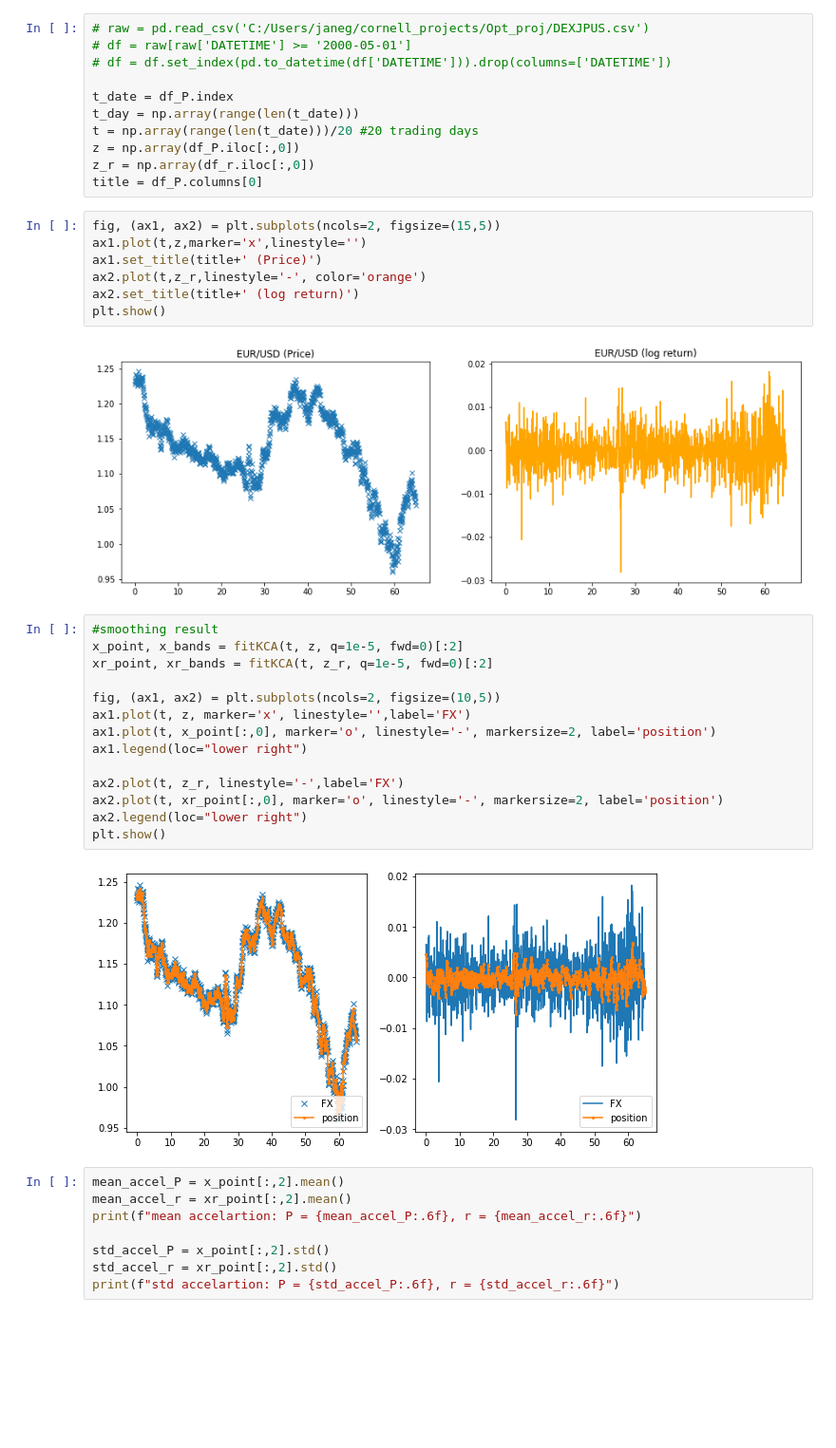
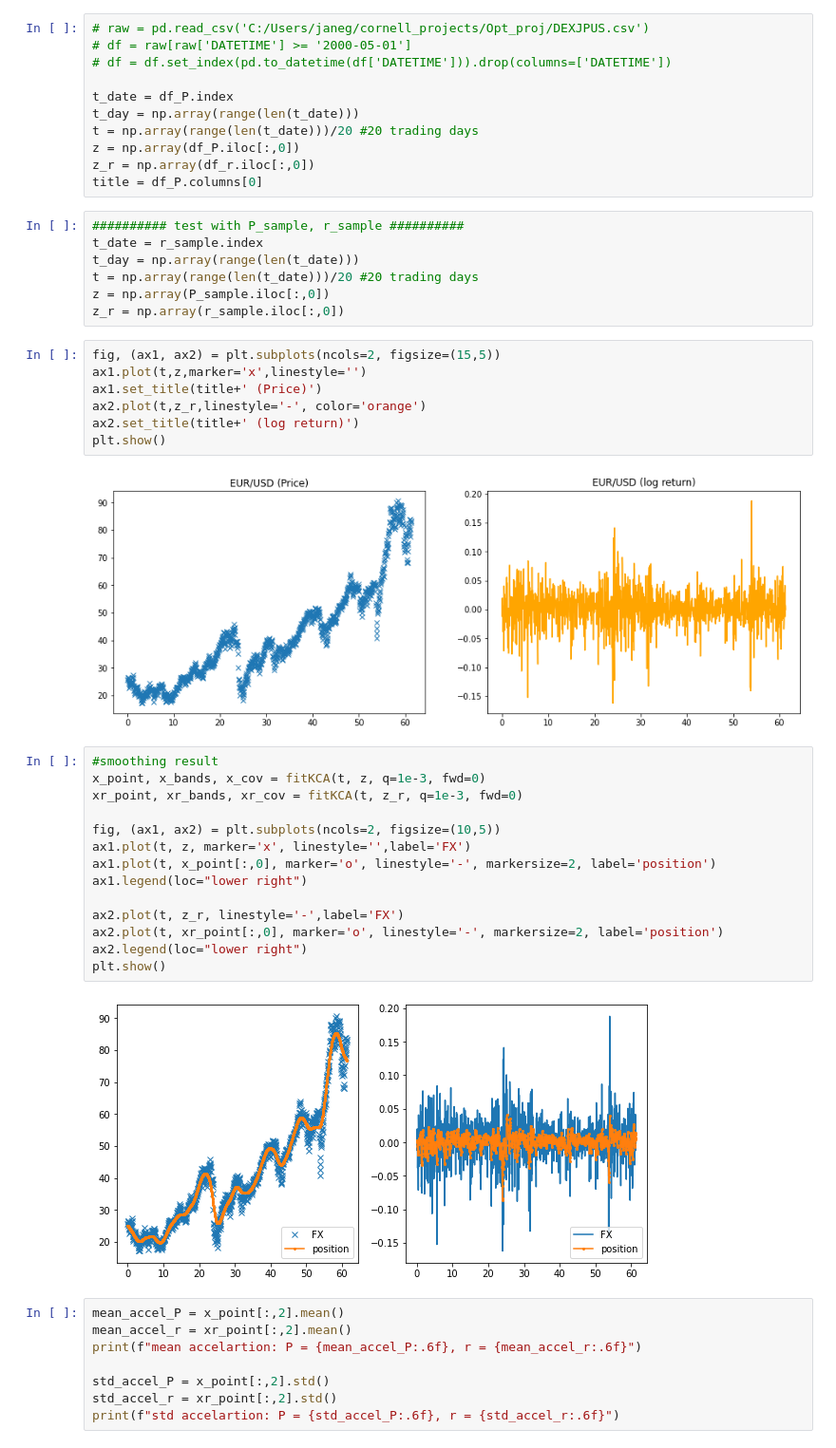
Before and after one commit to hallurx8/cornell_projects, a Jupyter notebook: Opt_proj/data_processing.ipynb, the cells around one changed output. Shown: that part at 95% size. Cells and saved outputs as stored; diff of their text form; blank space fills up the shorter version.

```diff
--- a/Opt_proj/data_processing.ipynb
+++ b/Opt_proj/data_processing.ipynb
@@ -101,6 +84,13 @@ t = np.array(range(len(t_date)))/20 #20 trading days
 z = np.array(df_P.iloc[:,0])
 z_r = np.array(df_r.iloc[:,0])
 title = df_P.columns[0]
+# %%
+########## test with P_sample, r_sample ##########
+t_date = r_sample.index
+t_day = np.array(range(len(t_date)))
+t = np.array(range(len(t_date)))/20 #20 trading days
+z = np.array(P_sample.iloc[:,0])
+z_r = np.array(r_sample.iloc[:,0])
 # %%
 fig, (ax1, ax2) = plt.subplots(ncols=2, figsize=(15,5))
 ax1.plot(t,z,marker='x',linestyle='')
@@ -109,23 +99,23 @@ ax2.plot(t,z_r,linestyle='-', color='orange')
 ax2.set_title(title+' (log return)')
 plt.show()
 # %% [output]
-[figure, old version]
+[figure, new version]
 # %%
 #smoothing result
-x_point, x_bands = fitKCA(t, z, q=1e-5, fwd=0)[:2]
-xr_point, xr_bands = fitKCA(t, z_r, q=1e-5, fwd=0)[:2]
+x_point, x_bands, x_cov = fitKCA(t, z, q=1e-3, fwd=0)
+xr_point, xr_bands, xr_cov = fitKCA(t, z_r, q=1e-3, fwd=0)
 
 fig, (ax1, ax2) = plt.subplots(ncols=2, figsize=(10,5))
 ax1.plot(t, z, marker='x', linestyle='',label='FX')
 ax1.plot(t, x_point[:,0], marker='o', linestyle='-', markersize=2, label='position')
 ax1.legend(loc="lower right")
 
 ax2.plot(t, z_r, linestyle='-',label='FX')
 ax2.plot(t, xr_point[:,0], marker='o', linestyle='-', markersize=2, label='position')
 ax2.legend(loc="lower right")
 plt.show()
 # %% [output]
-[figure, old version]
+[figure, new version]
 # %%
 mean_accel_P = x_point[:,2].mean()
 mean_accel_r = xr_point[:,2].mean()
```
Also changed, not shown: parts of 20 cells of this notebook, 19 other files.
